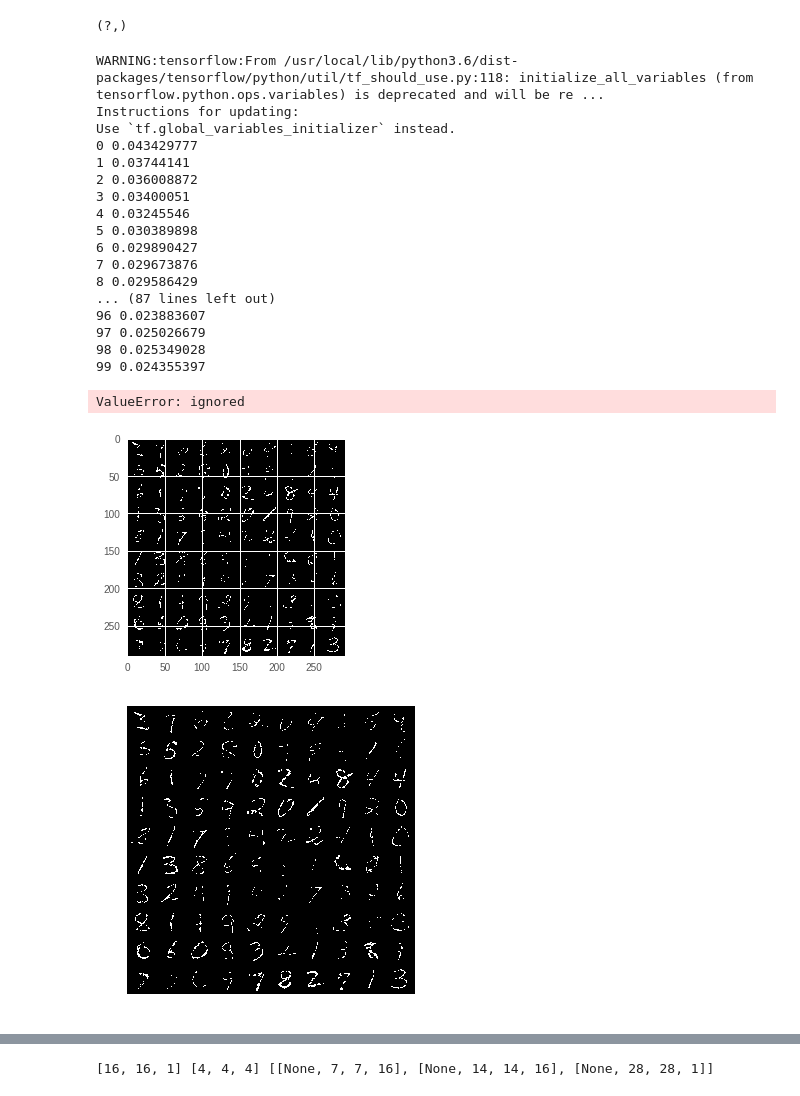
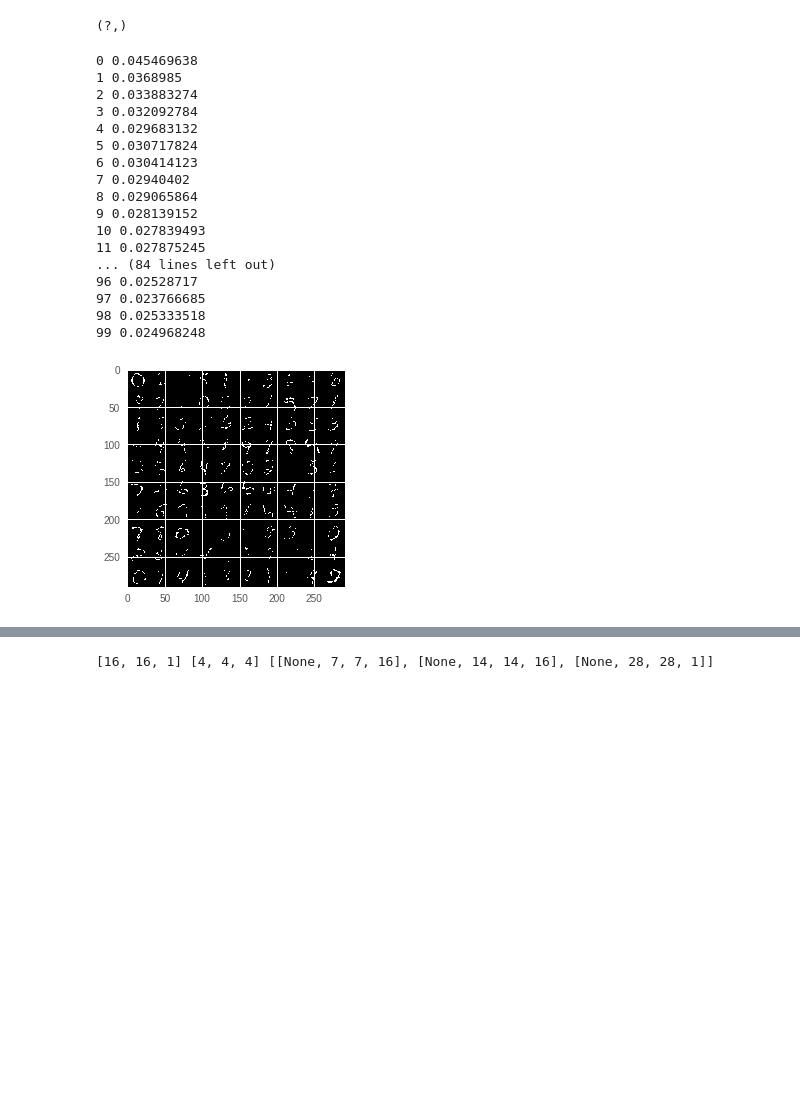
Before and after one commit to JacksonIsaac/kadenze-deeplearning-creative-applications, a Jupyter notebook: Kadenze_Session_3.ipynb, the cells around one changed output, grey strips where cells are left out. Cells and saved outputs as stored; diff of their text form; code cells hidden in the pictures; blank space fills up the shorter version.

```diff
--- a/Kadenze_Session_3.ipynb
+++ b/Kadenze_Session_3.ipynb
@@ -138,54 +135,52 @@ cost = tf.reduce_mean(cost)
 
 learning_rate = 0.001
 optimizer = tf.train.AdamOptimizer(learning_rate).minimize(cost)
 
 sess = tf.Session()
-sess.run(tf.initialize_all_variables())
+sess.run(tf.global_variables_initializer())
 
 batch_size = 100
-n_epochs = 100
+n_epochs = 10
 
 examples = ds.X[:100]
 
 imgs = []
 
 fig, ax = plt.subplots(1,1)
 
 for epoch_i in range(n_epochs):
     for batch_X, _ in ds.train.next_batch():
         sess.run(optimizer, feed_dict={X: batch_X - mean_img})
     recon = sess.run(Y, feed_dict={X: examples - mean_img})
     recon = np.clip((recon + mean_img).reshape((-1, 28,28)), 0, 255)
 
     img_i = montage(recon).astype(np.uint8)
     imgs.append(img_i)
 
     ax.imshow(img_i, cmap='gray')
 
     fig.canvas.draw()
 
     print(epoch_i, sess.run(cost, feed_dict={X: batch_X - mean_img}))
 
-gif.build_gif(imgs, saveto='ae.gif', cmap='gray')
+#gif.build_gif(imgs, saveto='ae.gif', cmap='gray')
 # %% [output]
-WARNING:tensorflow:From /usr/local/lib/python3.6/dist-packages/tensorflow/python/util/tf_should_use.py:118: initialize_all_variables (from tensorflow.python.ops.variables) is deprecated and will be re ...
-Instructions for updating:
-Use `tf.global_variables_initializer` instead.
-0 0.043429777
-1 0.03744141
-2 0.036008872
-3 0.03400051
-4 0.03245546
-5 0.030389898
-6 0.029890427
-7 0.029673876
-8 0.029586429
-... (87 lines left out)
-96 0.023883607
-97 0.025026679
-98 0.025349028
-99 0.024355397
+0 0.045469638
+1 0.0368985
+2 0.033883274
+3 0.032092784
+4 0.029683132
+5 0.030717824
+6 0.030414123
+7 0.02940402
+8 0.029065864
+9 0.028139152
+10 0.027839493
+11 0.027875245
+... (84 lines left out)
+96 0.02528717
+97 0.023766685
+98 0.025333518
+99 0.024968248
-ValueError: ignored
-[figure, old version]
+[figure, new version]
-[figure, removed]
 # %%
```
Also changed, not shown: parts of 11 cells of this notebook.
